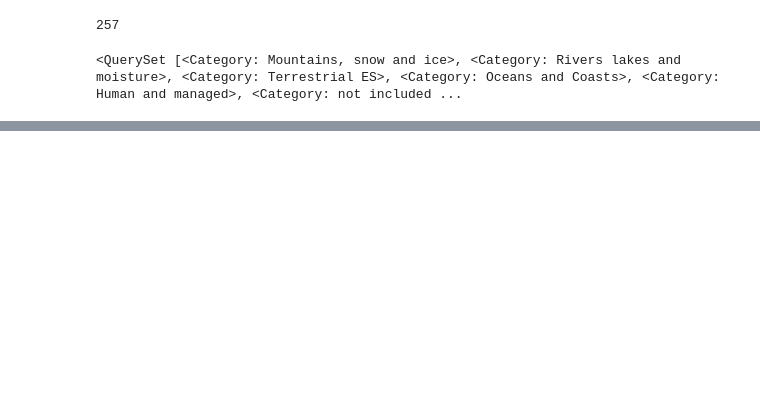
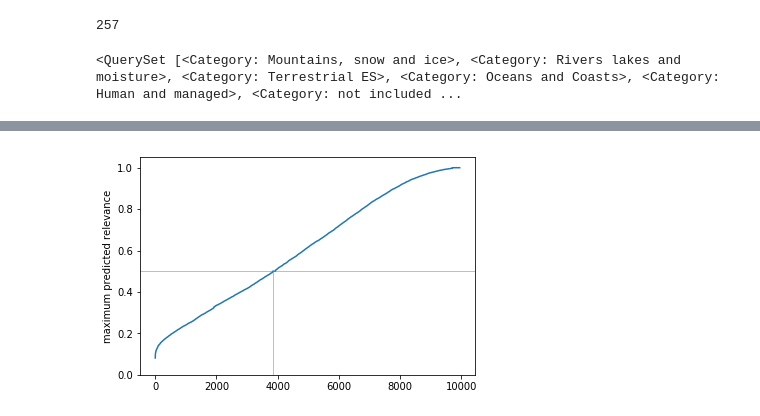
Before and after one commit to mcallaghan/regional-impacts-map, a Jupyter notebook: analysis/predict.ipynb, the cells around one changed output, grey strips where cells are left out. Saved outputs shown, nothing was run; the diff lists cells and outputs as text; code cells hidden in the pictures; blank space fills up the shorter version.

Commit message:
predictions

```diff
--- a/analysis/predict.ipynb
+++ b/analysis/predict.ipynb
@@ -313,0 +314,7 @@ ax.legend()
+# %%
+y_pred_prob = clf.predict_proba(X[unseen_index])
+
+predictions_prob_df = pd.DataFrame(y_pred_prob)
+predictions_prob_df.index = unseen_index
+predictions_prob_df.columns = cat_labels
+predictions_prob_df.head()
@@ -313,0 +328,17 @@ ax.legend()
+# %%
+predictions_prob_df["m"] = predictions_prob_df.max(axis=1)
+pdf = predictions_prob_df.sort_values('m').reset_index(drop=True)
+plt.plot(pdf['m'])
+
+plt.axhline(0.5, lw=0.5, c="grey")
+
+cutoff = predictions_prob_df[predictions_prob_df['m']<0.5].shape[0] + 1
+plt.plot([cutoff]*2,[0,0.5], lw=0.5, c="grey")
+
+plt.ylabel("maximum predicted relevance")
+
+plt.ylim(ymin=0)
+
+plt.savefig('../plots/maximum_predicted_relevance.png')
+# %% [output]
+[figure, added]
```
Also changed, not shown: parts of 20 cells of this notebook, 33 other files.
